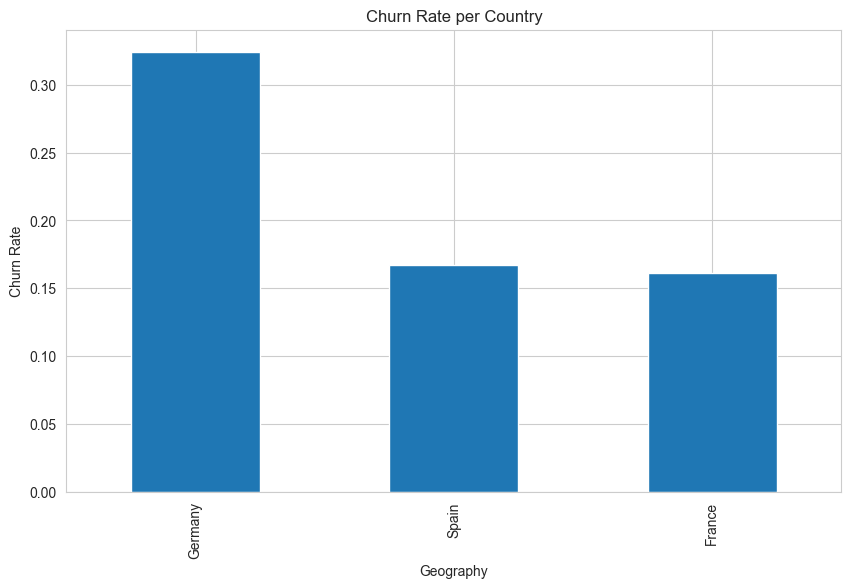
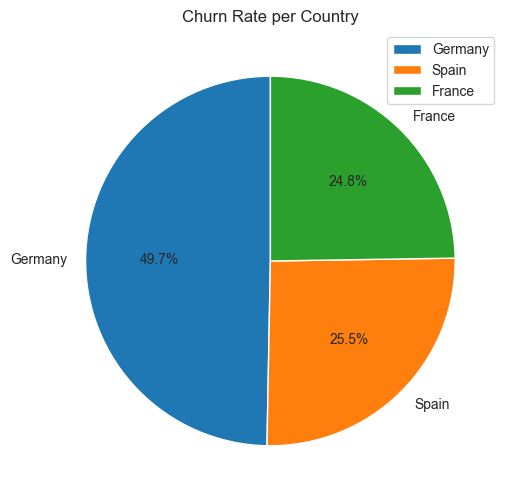
The change to this notebook cell's code, shown as a diff; its figure went from the first image to the second:
--- before
+++ after
@@ -6,9 +6,11 @@
 
 country_churn.plot(
-    kind='bar'
+    kind='pie',
+    autopct='%1.1f%%',
+    startangle=90
 )
 
-plt.ylabel("Churn Rate")
 plt.title("Churn Rate per Country")
+plt.legend(labels=country_churn.index)
 plt.show()
 

Commit: imbalanced handle data